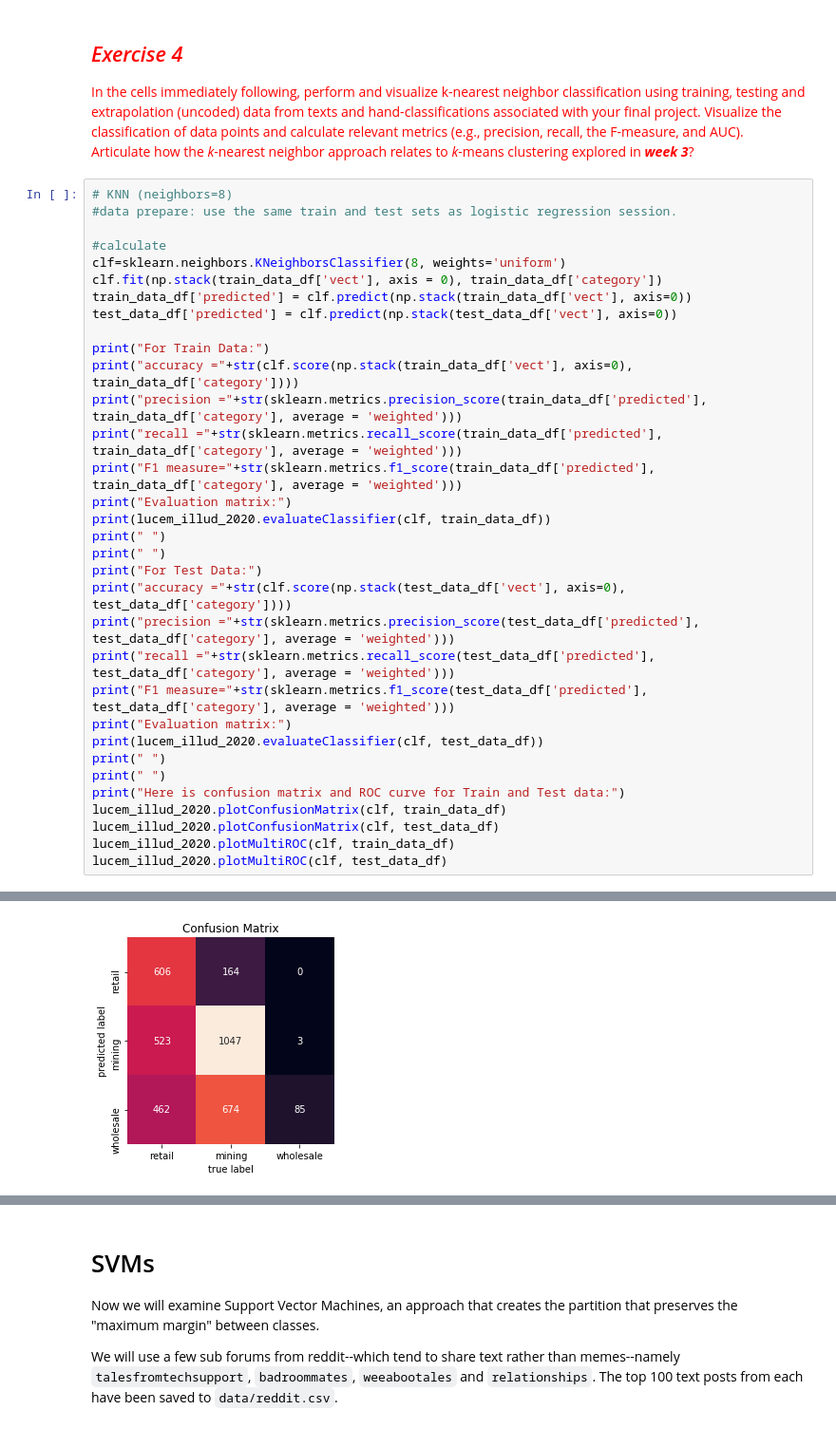
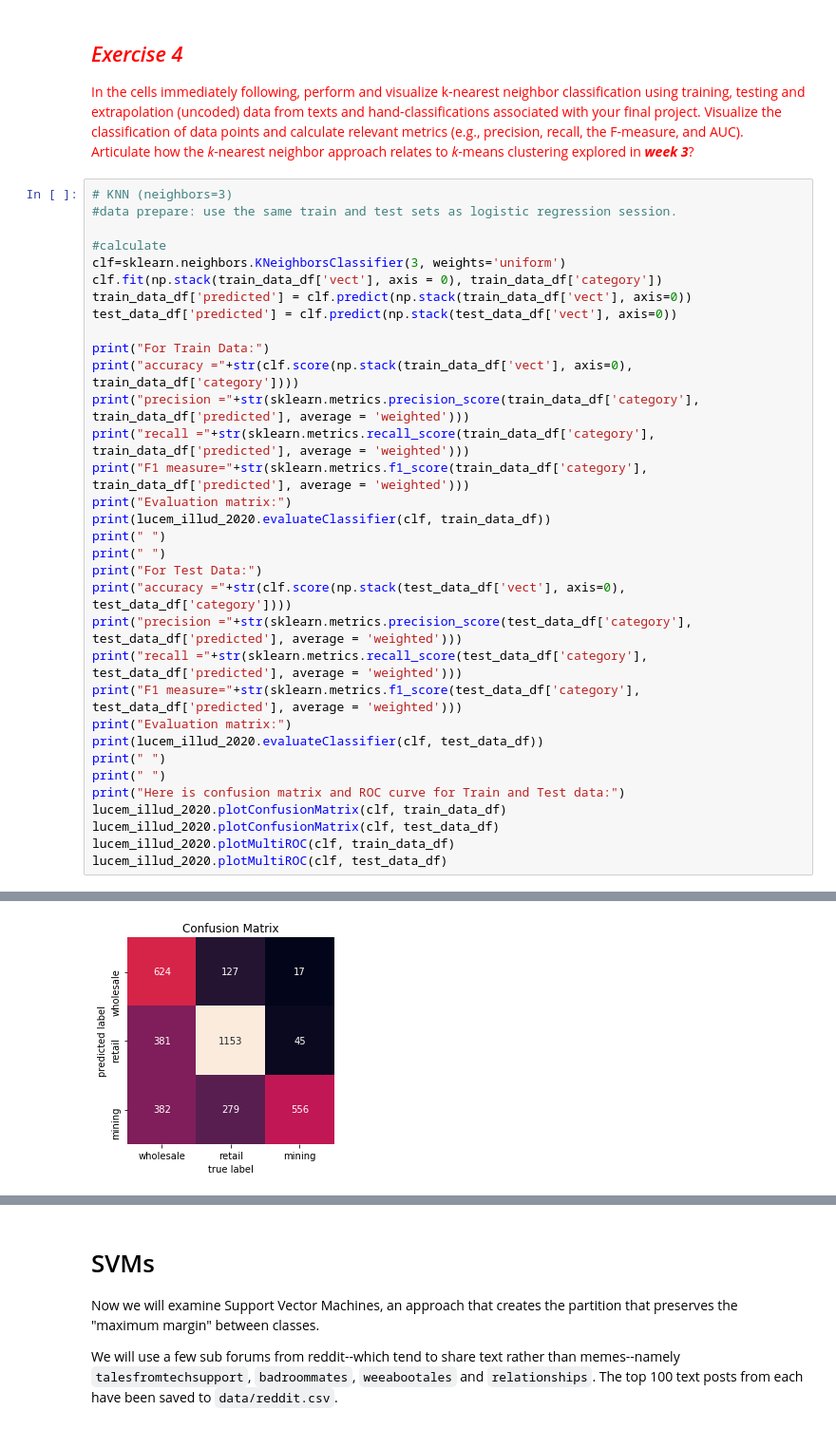
Before and after one commit to clk16/Content-Analysis-2020, a Jupyter notebook: week-3/3-Classification.ipynb, the cells around one changed output, grey strips where cells are left out. Shown at 95% size. Cells and saved outputs as stored; diff of their text form.

```diff
--- a/week-3/3-Classification.ipynb
+++ b/week-3/3-Classification.ipynb
@@ -1337,29 +1337,29 @@ You can produce the PCA space visual if you want, altough it can take a very lon
 
 <span style="color:red">In the cells immediately following, perform and visualize k-nearest neighbor classification using training, testing and extrapolation (uncoded) data from texts and hand-classifications associated with your final project. Visualize the classification of data points and calculate relevant metrics (e.g., precision, recall, the F-measure, and AUC). Articulate how the *k*-nearest neighbor approach relates to *k*-means clustering explored in ***week 3***?
 # %%
-# KNN (neighbors=8)
+# KNN (neighbors=3)
 #data prepare: use the same train and test sets as logistic regression session.
 
 #calculate
-clf=sklearn.neighbors.KNeighborsClassifier(8, weights='uniform')
+clf=sklearn.neighbors.KNeighborsClassifier(3, weights='uniform')
 clf.fit(np.stack(train_data_df['vect'], axis = 0), train_data_df['category'])
 train_data_df['predicted'] = clf.predict(np.stack(train_data_df['vect'], axis=0))
 test_data_df['predicted'] = clf.predict(np.stack(test_data_df['vect'], axis=0))
 
 print("For Train Data:")
 print("accuracy ="+str(clf.score(np.stack(train_data_df['vect'], axis=0), train_data_df['category'])))
-print("precision ="+str(sklearn.metrics.precision_score(train_data_df['predicted'], train_data_df['category'], average = 'weighted')))
-print("recall ="+str(sklearn.metrics.recall_score(train_data_df['predicted'], train_data_df['category'], average = 'weighted')))
-print("F1 measure="+str(sklearn.metrics.f1_score(train_data_df['predicted'], train_data_df['category'], average = 'weighted')))
+print("precision ="+str(sklearn.metrics.precision_score(train_data_df['category'], train_data_df['predicted'], average = 'weighted')))
+print("recall ="+str(sklearn.metrics.recall_score(train_data_df['category'], train_data_df['predicted'], average = 'weighted')))
+print("F1 measure="+str(sklearn.metrics.f1_score(train_data_df['category'], train_data_df['predicted'], average = 'weighted')))
 print("Evaluation matrix:")
 print(lucem_illud_2020.evaluateClassifier(clf, train_data_df))
 print(" ")
 print(" ")
 print("For Test Data:")
 print("accuracy ="+str(clf.score(np.stack(test_data_df['vect'], axis=0), test_data_df['category'])))
-print("precision ="+str(sklearn.metrics.precision_score(test_data_df['predicted'], test_data_df['category'], average = 'weighted')))
-print("recall ="+str(sklearn.metrics.recall_score(test_data_df['predicted'], test_data_df['category'], average = 'weighted')))
-print("F1 measure="+str(sklearn.metrics.f1_score(test_data_df['predicted'], test_data_df['category'], average = 'weighted')))
+print("precision ="+str(sklearn.metrics.precision_score(test_data_df['category'], test_data_df['predicted'], average = 'weighted')))
+print("recall ="+str(sklearn.metrics.recall_score(test_data_df['category'], test_data_df['predicted'], average = 'weighted')))
+print("F1 measure="+str(sklearn.metrics.f1_score(test_data_df['category'], test_data_df['predicted'], average = 'weighted')))
 print("Evaluation matrix:")
 print(lucem_illud_2020.evaluateClassifier(clf, test_data_df))
 print(" ")
@@ -1387,4 +1387,4 @@ retail       0.475281  0.522360   0.485577           0.473485  0.491484
 
 
 Here is confusion matrix and ROC curve for Train and Test data:
-[figure, old version]
+[figure, new version]
```
Also changed, not shown: parts of 8 cells of this notebook.
